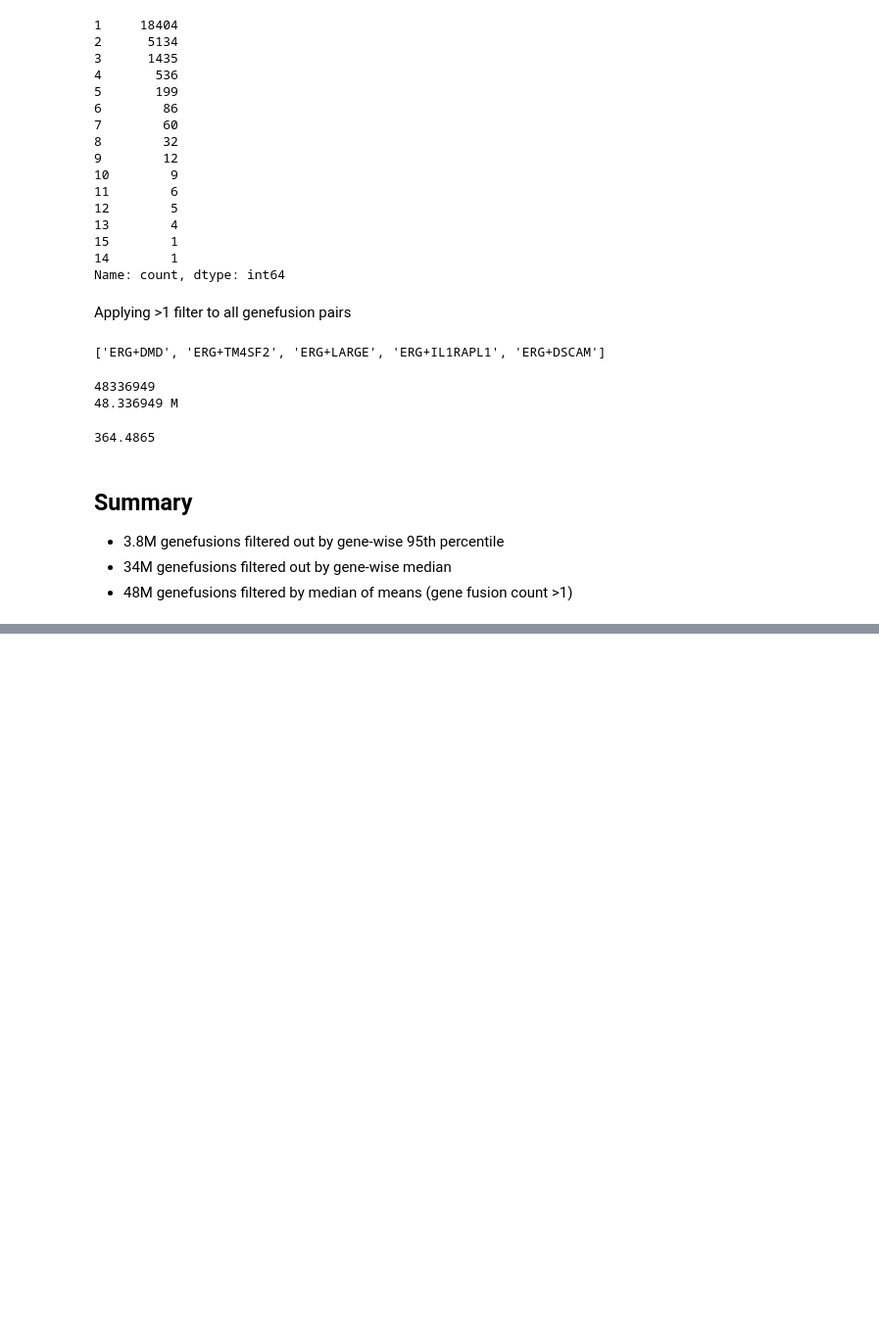
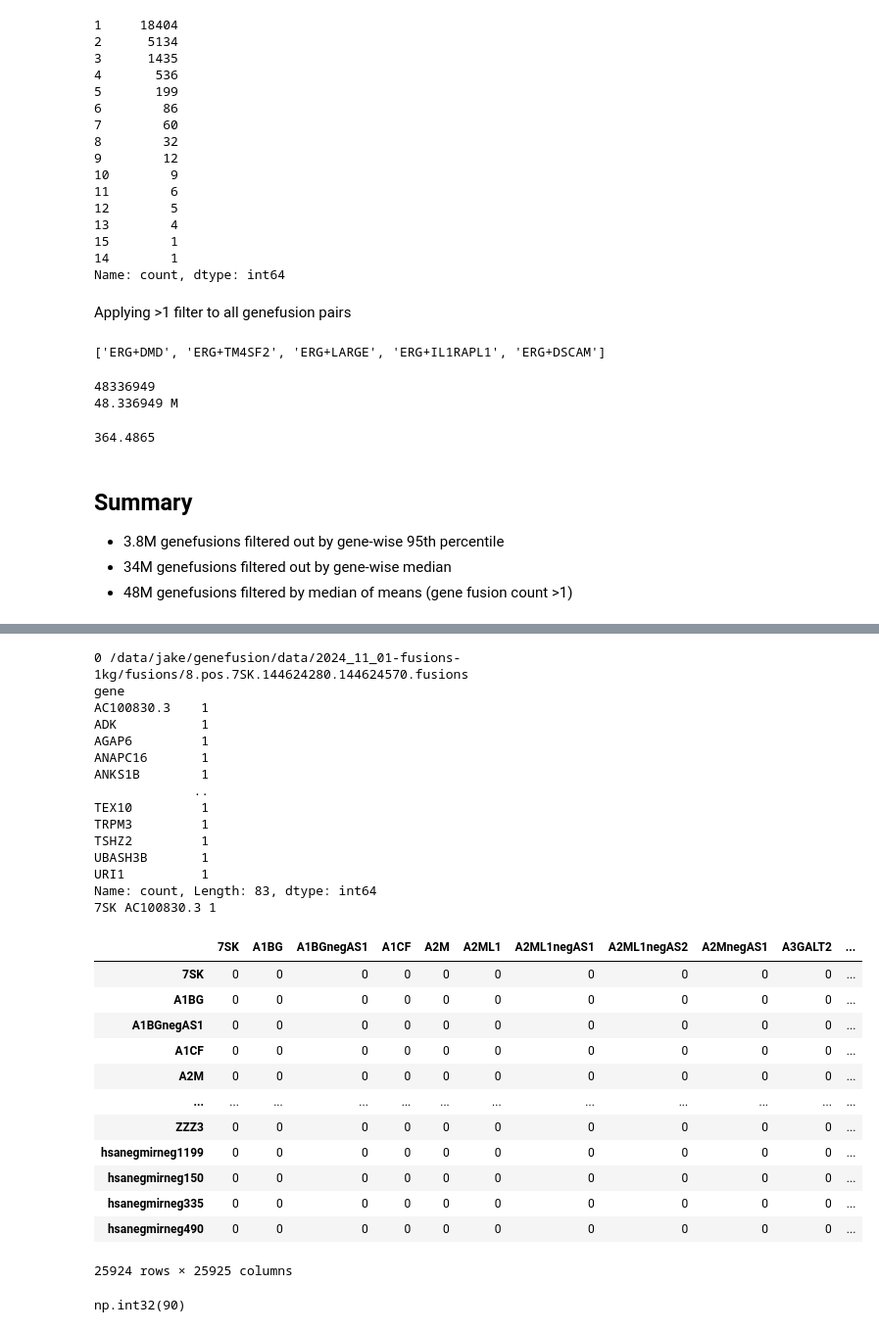
Before and after one commit to jakekrol/genefusion, a Jupyter notebook: scripts/python/prostate_analysis.ipynb, the cells around one changed output, grey strips where cells are left out. Shown at 98% size. Saved outputs shown, nothing was run; the diff lists cells and outputs as text; code cells hidden in the pictures; blank space fills up the shorter version.

Commit message:
1kg,prostate: gene pair variant matrix

```diff
--- a/scripts/python/prostate_analysis.ipynb
+++ b/scripts/python/prostate_analysis.ipynb
@@ -426,0 +632,4 @@ comb
+# %%
+indices = list(zip(*((A > 0).values).nonzero()))
+for (i,j) in indices:
+    print(A.index[i], A.columns[j])
@@ -426,0 +654,8 @@ comb
+# %%
+# sort fusionfiles by gene name
+df_fusionfiles = pd.DataFrame(fusionfiles, columns=['file'])
+df_fusionfiles['gene_loc'] = df_fusionfiles['file'].apply(lambda x: filestring2data(os.path.basename(x)))
+# reorder
+df_fusionfiles['gene_loc'] = df_fusionfiles['gene_loc'].apply(lambda x: f'{x[2]}_{x[0]}_{x[3]}_{x[4]}')
+df_fusionfiles_sort = df_fusionfiles.sort_values('gene_loc').reset_index(drop=True)
+df_fusionfiles_sort
@@ -426,0 +676,14 @@ comb
+# %%
+for i, file in enumerate(df_fusionfiles_sort['file'].values):
+    print(file)
+    base_i = os.path.basename(file)
+    gene_i = base_i.split('.')[2]
+    fusions = pd.read_csv(file, sep='\t', header=None, usecols=[3])
+    fusions.columns = ['gene']
+    fusions = fusions['gene'].value_counts().sort_values(ascending=False)
+    for gene in GENES:
+        if not gene in fusions.index.tolist():
+            # fill absent genes with 0
+            fusions.loc[gene] = 0
+    break
+fusions
@@ -426,0 +718,52 @@ comb
+# %%
+# proof of concept
+n = len(fusionfiles)
+A = np.zeros((n,n),dtype=np.int32)
+A = pd.DataFrame(A, index=genes, columns=genes)
+for i, file in enumerate(df_fusionfiles_sort['file'].values):
+    print(i, file)
+    base_i = os.path.basename(file)
+    gene_i = base_i.split('.')[2]
+    fusions = pd.read_csv(file, sep='\t', header=None, usecols=[3])
+    fusions.columns = ['gene']
+    fusions = fusions['gene'].value_counts().sort_index()
+    print(fusions)
+    for gene_j, count in fusions.items():
+        print(gene_i, gene_j, count)
+        A.loc[gene_i, gene_j] = count
+        break
+    break
+A
+# %% [output]
+0 /data/jake/genefusion/data/2024_11_01-fusions-1kg/fusions/8.pos.7SK.144624280.144624570.fusions
+gene
+AC100830.3    1
+ADK           1
+AGAP6         1
+ANAPC16       1
+ANKS1B        1
+             ..
+TEX10         1
+TRPM3         1
+TSHZ2         1
+UBASH3B       1
+URI1          1
+Name: count, Length: 83, dtype: int64
+7SK AC100830.3 1
+|  | 7SK | A1BG | A1BGnegAS1 | A1CF | A2M | A2ML1 | A2ML1negAS1 | A2ML1negAS2 | A2MnegAS1 | A3GALT2 | ... |
+| 7SK | 0 | 0 | 0 | 0 | 0 | 0 | 0 | 0 | 0 | 0 | ... |
+| A1BG | 0 | 0 | 0 | 0 | 0 | 0 | 0 | 0 | 0 | 0 | ... |
+| A1BGnegAS1 | 0 | 0 | 0 | 0 | 0 | 0 | 0 | 0 | 0 | 0 | ... |
+| A1CF | 0 | 0 | 0 | 0 | 0 | 0 | 0 | 0 | 0 | 0 | ... |
+| A2M | 0 | 0 | 0 | 0 | 0 | 0 | 0 | 0 | 0 | 0 | ... |
+| ... | ... | ... | ... | ... | ... | ... | ... | ... | ... | ... | ... |
+| ZZZ3 | 0 | 0 | 0 | 0 | 0 | 0 | 0 | 0 | 0 | 0 | ... |
+| hsanegmirneg1199 | 0 | 0 | 0 | 0 | 0 | 0 | 0 | 0 | 0 | 0 | ... |
+| hsanegmirneg150 | 0 | 0 | 0 | 0 | 0 | 0 | 0 | 0 | 0 | 0 | ... |
+| hsanegmirneg335 | 0 | 0 | 0 | 0 | 0 | 0 | 0 | 0 | 0 | 0 | ... |
+| hsanegmirneg490 | 0 | 0 | 0 | 0 | 0 | 0 | 0 | 0 | 0 | 0 | ... |
+25924 rows × 25925 columns
+# %%
+A.loc['ZNF669', 'ARID2']
+# %% [output]
+np.int32(90)
```
Also changed, not shown: parts of 44 cells of this notebook.
